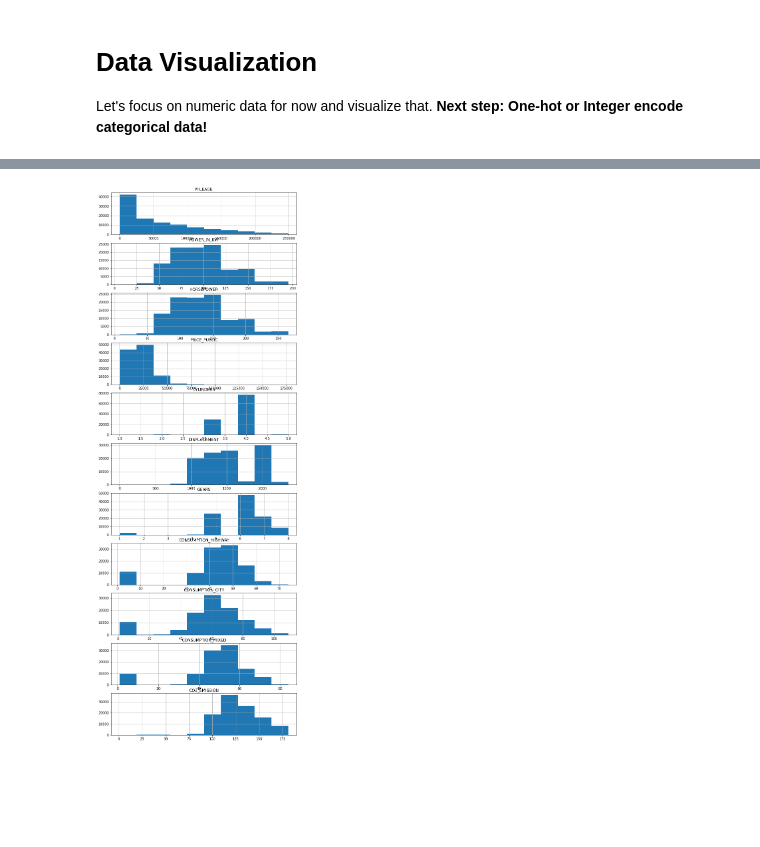
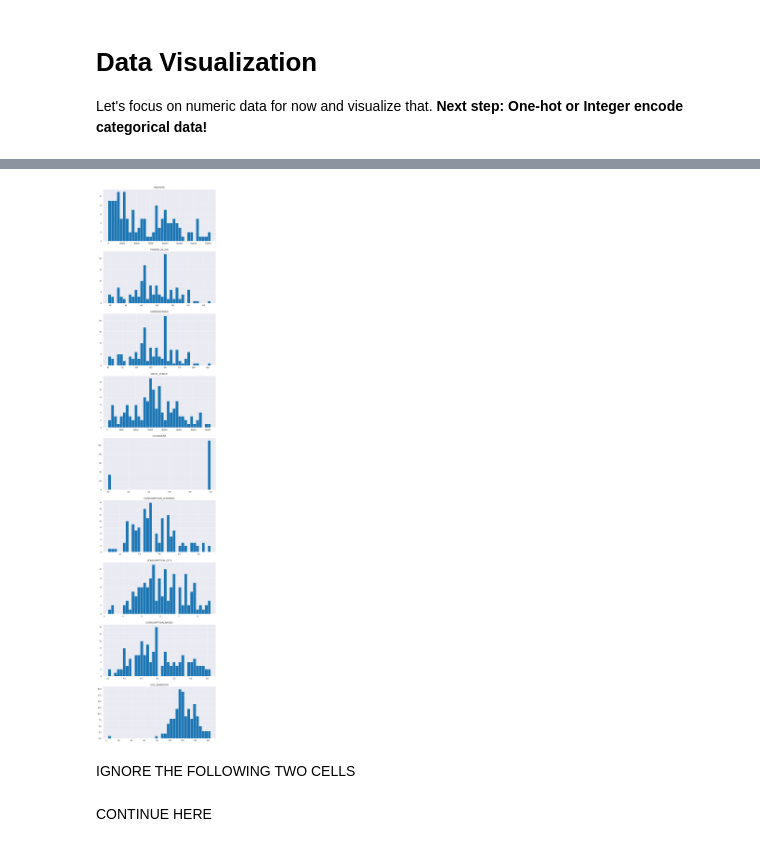
Before and after one commit to jc-cp/akina, a Jupyter notebook: AutoScout Listing Analysis.ipynb, the cells around one changed output, grey strips where cells are left out. Saved outputs shown, nothing was run; the diff lists cells and outputs as text; code cells hidden in the pictures; blank space fills up the shorter version.

Commit message:
extract distributions from numeric data

```diff
--- a/AutoScout Listing Analysis.ipynb
+++ b/AutoScout Listing Analysis.ipynb
@@ -7,4 +11,4 @@ import pandas as pd
 # %%
-listings = pd.read_csv("AS24 Listings Shortened.csv", sep=";")
+listings = pd.read_csv("test_data/listings_shorted.csv", sep=",")
 listings.head()
 # %% [output]
@@ -83,7 +92,7 @@ Let's focus on numeric data for now and visualize that. **Next step: One-hot or
 # %%
 numericVars = ['MILEAGE','POWER_IN_KW', 'HORSEPOWER',
        'PRICE_PUBLIC',
-       'CYLINDERS', 'DISPLACEMENT', 'GEARS',
+       'CYLINDERS',
        'CONSUMPTION_HIGHWAY', 'CONSUMPTION_CITY', 'CONSUMPTION_MIXED',
        'CO2_EMISSION']
 listings_numeric = listings[numericVars]
@@ -122,8 +131,10 @@ listings_numeric.describe()
 # %%
-fig, axs = plt.subplots(len(listings_numeric.columns), figsize=(10, 30))
+fig, axs = plt.subplots(len(listings_numeric.columns), figsize=(10, 50))
 
 for n, col in enumerate(listings_numeric.columns):
     axs[n].set_title(col)
-    listings_numeric[col].hist(ax=axs[n])
+    listings_numeric[col].hist(ax=axs[n], bins= 35)
 # %% [output]
-[figure, old version]
+[figure, new version]
+# %% [markdown]
+IGNORE THE FOLLOWING TWO CELLS
@@ -129,0 +144,2 @@ for n, col in enumerate(listings_numeric.columns):
+# %% [markdown]
+CONTINUE HERE
```
Also changed, not shown: parts of 24 cells of this notebook, 4 other files.
